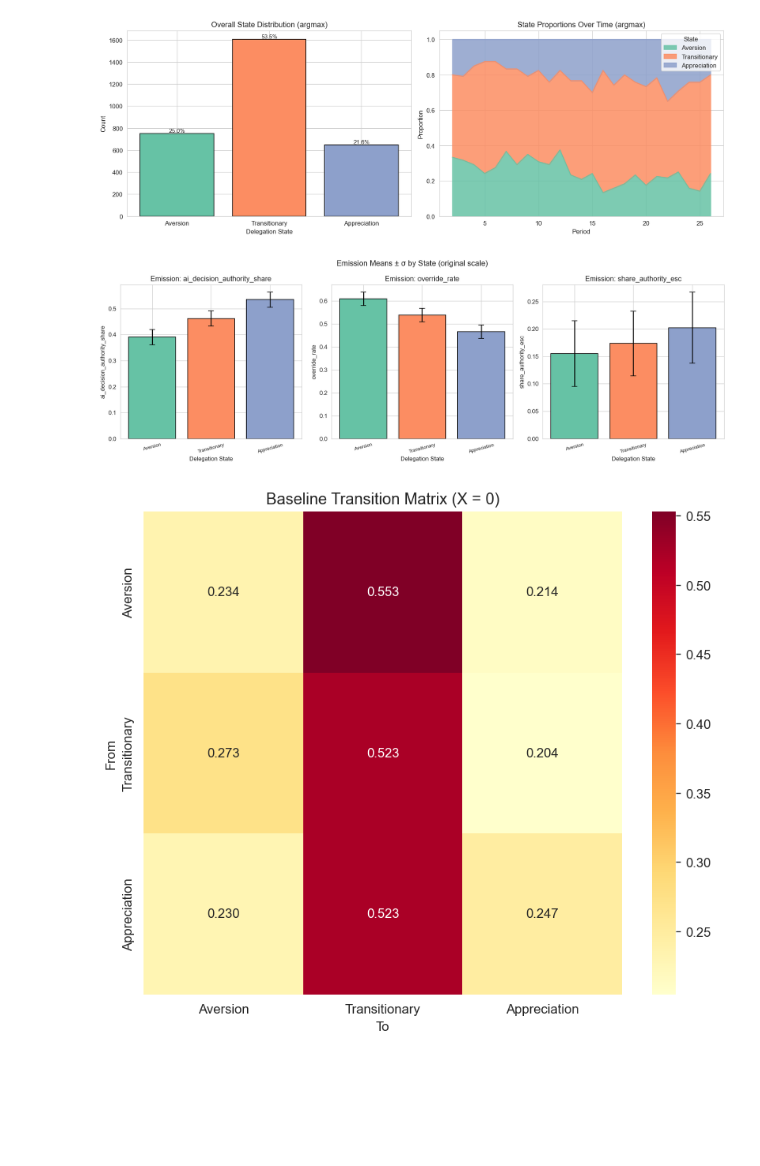
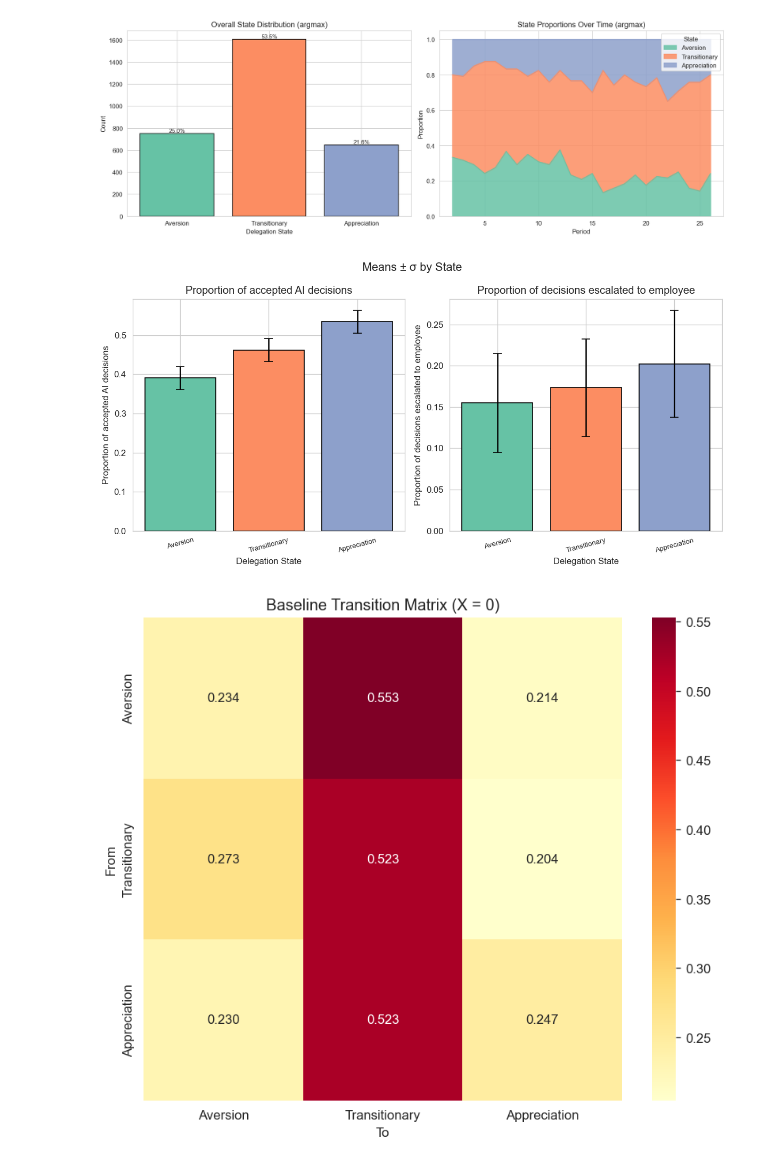
Before and after one commit to kaki1995/Triadic-Human-AI-Delegation, a Jupyter notebook: data_analysis/hmm_3_emissions.ipynb, the cells around one changed output. Drawn from its saved outputs; the diff is of its cells as text; code cells hidden in the pictures; blank space fills up the shorter version.

Commit message:
Add emission/transition intercepts to Table 1, update chart labels, add result_interpretations notebook

```diff
--- a/data_analysis/hmm_3_emissions.ipynb
+++ b/data_analysis/hmm_3_emissions.ipynb
@@ -1478,10 +1478,12 @@ plt.show()
 # %% [output]
 [figure]
 # %%
+
 # ============================================================
 # 4.2b. Emission means by state (original scale) — 3-state version
-#   - Uses your computed label_map + state_order_1idx
-#   - Shows bars in order: Aversion → Transitionary → Appreciation
+#   - Only the 2 independent emission dimensions
+#     (AI Decision Authority Share, Escalation Share)
+#   - override_rate omitted (= 1 − authority by construction)
 # ============================================================
 
 import numpy as np
@@ -1492,42 +1494,47 @@ assert "label_map" in globals(), "label_map not found. Run your STATE LABELING c
 assert "state_order_1idx" in globals(), "state_order_1idx not found. Run your STATE LABELING cell first."
 
 best_J = int(best_J_final) if "best_J_final" in globals() else int(best_J)
 
-n_emissions = len(emission_cols)
-fig, axes = plt.subplots(1, n_emissions, figsize=(5 * n_emissions, 5))
+# Only independent dimensions
+independent_dims = {
+    0: ("ai_decision_authority_share", "Proportion of accepted AI decisions"),
+    2: ("share_authority_esc", "Proportion of decisions escalated to employee"),
+}
+
+n_panels = len(independent_dims)
+fig, axes = plt.subplots(1, n_panels, figsize=(5 * n_panels, 5))
 axes = np.atleast_1d(axes)
 
-# Order states and labels using YOUR rule
 state_order_1idx = list(state_order_1idx)
 state_order_0idx = [s - 1 for s in state_order_1idx]
 label_order = [label_map[s] for s in state_order_1idx]
 
 palette = sns.color_palette("Set2", len(label_order))
 
-for d, col in enumerate(emission_cols):
-    ax = axes[d]
+for ax_idx, (d, (col, nice_name)) in enumerate(independent_dims.items()):
+    ax = axes[ax_idx]
 
     vals = [mu_orig[s, d] for s in state_order_0idx]
     errs = [sigma_orig[s, d] for s in state_order_0idx]
 
     ax.bar(
         label_order,
         vals,
         yerr=errs,
         capsize=5,
         color=palette,
         edgecolor="k"
     )
     ax.set_xlabel("Delegation State")
-    ax.set_ylabel(col)
-    ax.set_title(f"Emission: {col}")
+    ax.set_ylabel(nice_name)
+    ax.set_title(nice_name)
     ax.tick_params(axis="x", labelsize=8, rotation=15)
 
-plt.suptitle("Emission Means ± σ by State (original scale)", fontsize=13)
+plt.suptitle("Means ± σ by State", fontsize=13)
 plt.tight_layout()
 plt.show()
 # %% [output]
-[figure, old version]
+[figure, new version]
 # %%
 # ============================================================
 # 4.2c. Transition matrix heatmap (baseline, at X=0) — 3-state version
```
Also changed, not shown: parts of 2 cells of this notebook, 1 other file.
